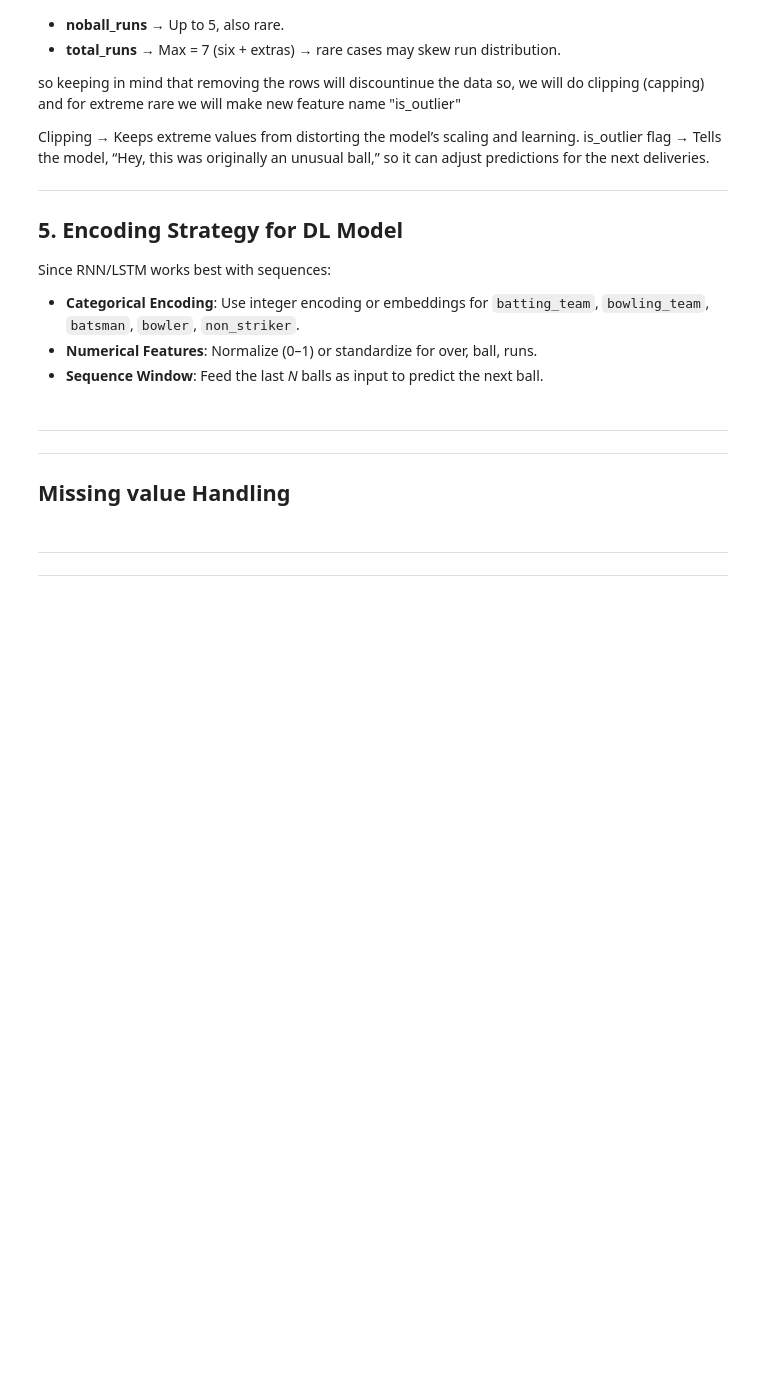
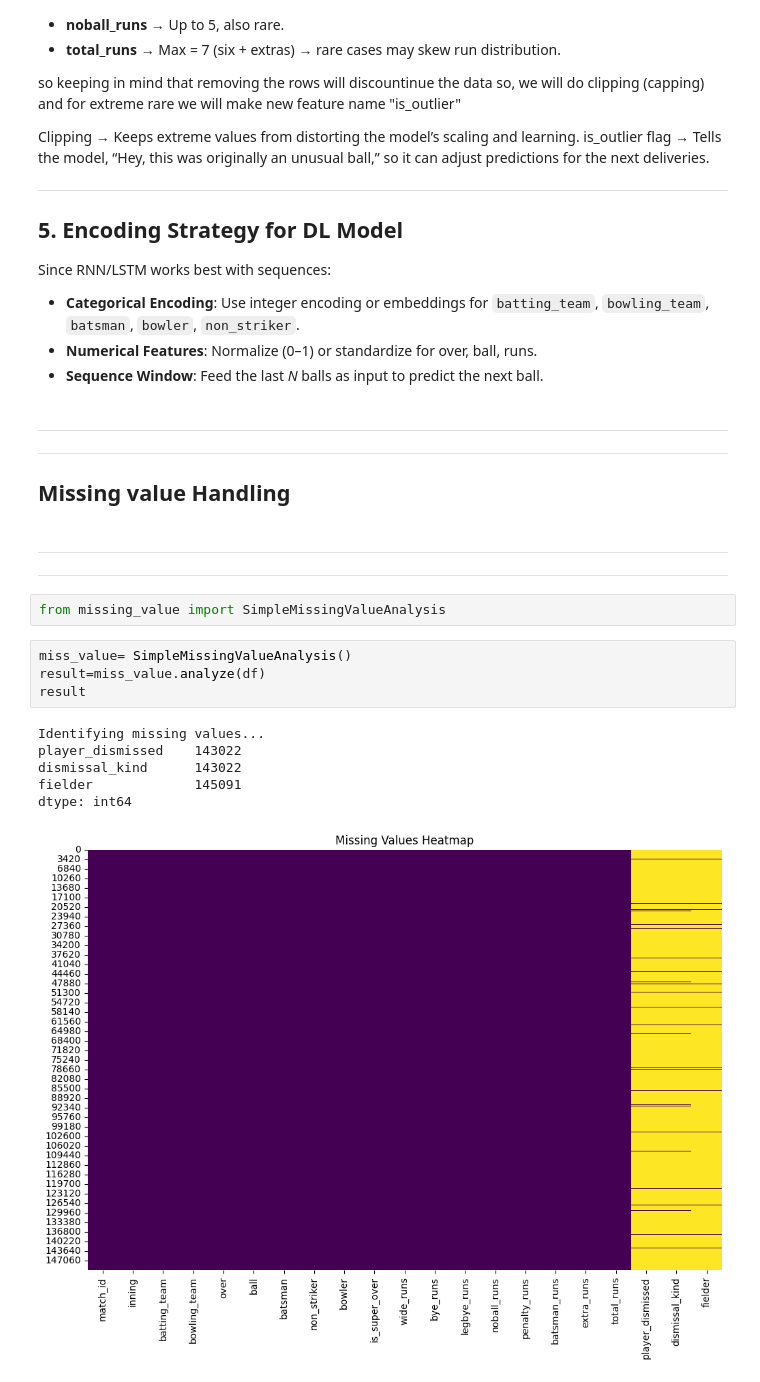
Before and after one commit to Harshalexe/ATP_Tennis_model, a Jupyter notebook: analysis/analysis_src/2008-2016(detailed).ipynb, the cells around one changed output. Saved outputs shown, nothing was run; the diff lists cells and outputs as text; blank space fills up the shorter version.

```diff
--- a/analysis/analysis_src/2008-2016(detailed).ipynb
+++ b/analysis/analysis_src/2008-2016(detailed).ipynb
@@ -229,3 +231,16 @@ Missing value Handling
 # %% [markdown]
 ---
 ---
+# %%
+from missing_value import SimpleMissingValueAnalysis
+# %%
+miss_value= SimpleMissingValueAnalysis()
+result=miss_value.analyze(df)
+result
+# %% [output]
+Identifying missing values...
+player_dismissed    143022
+dismissal_kind      143022
+fielder             145091
+dtype: int64
+[figure, added]
```
Also changed, not shown: parts of 12 cells of this notebook, 1 other file.
